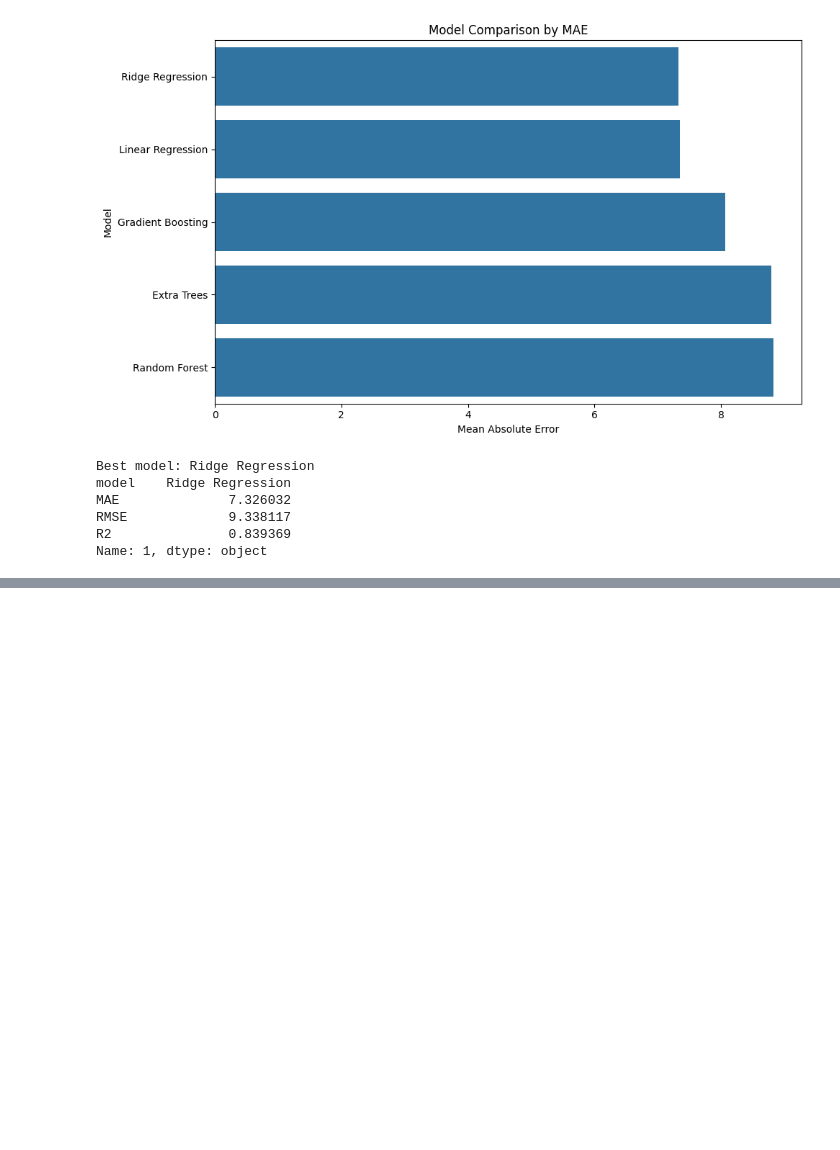
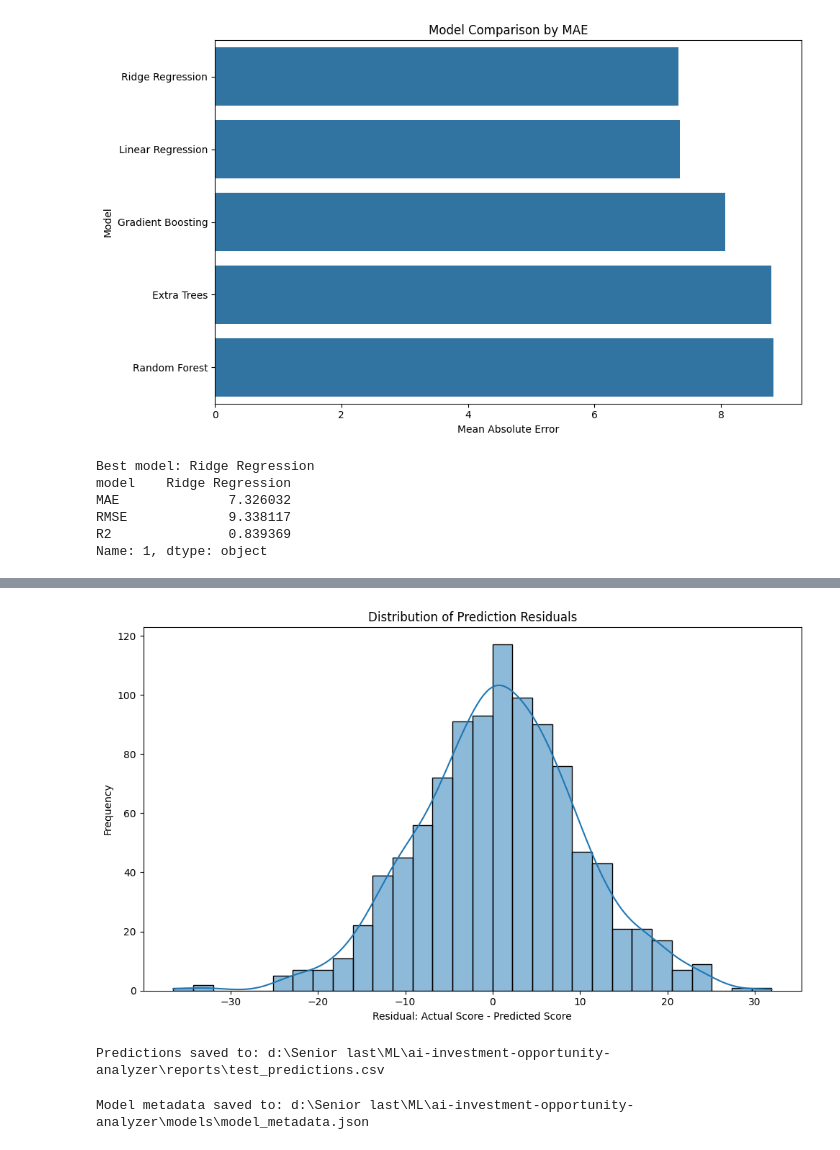
Before and after one commit to Azoqoz/ai-investment-opportunity-analyzer, a Jupyter notebook: notebooks/04_model_training_comparison.ipynb, the cells around one changed output, grey strips where cells are left out. Cells and saved outputs as stored; diff of their text form; code cells hidden in the pictures; blank space fills up the shorter version.

```diff
--- a/notebooks/04_model_training_comparison.ipynb
+++ b/notebooks/04_model_training_comparison.ipynb
@@ -158,0 +228,56 @@ Name: 1, dtype: object
+# %%
+# Residual analysis
+
+predictions_df["residual"] = (
+    predictions_df["actual_score"] - predictions_df["predicted_score"]
+)
+
+plt.figure(figsize=(10, 6))
+sns.histplot(predictions_df["residual"], bins=30, kde=True)
+
+plt.title("Distribution of Prediction Residuals")
+plt.xlabel("Residual: Actual Score - Predicted Score")
+plt.ylabel("Frequency")
+plt.tight_layout()
+
+plt.savefig(FIGURES_PATH / "prediction_residuals.png", dpi=300)
+plt.show()
+# %% [output]
+[figure, added]
+# %%
+# Save predictions
+
+predictions_file = REPORTS_PATH / "test_predictions.csv"
+predictions_df.to_csv(predictions_file, index=False)
+
+print(f"Predictions saved to: {predictions_file}")
+# %% [output]
+Predictions saved to: d:\Senior last\ML\ai-investment-opportunity-analyzer\reports\test_predictions.csv
+# %%
+# Save model metadata
+
+import json
+
+model_metadata = {
+    "best_model": best_model_name,
+    "mae": float(results_df.iloc[0]["MAE"]),
+    "rmse": float(results_df.iloc[0]["RMSE"]),
+    "r2": float(results_df.iloc[0]["R2"]),
+    "target": "investment_score",
+    "task_type": "regression",
+    "score_range": "0-100",
+    "recommendation_thresholds": {
+        "Invest": "score >= 75",
+        "Review": "45 <= score < 75",
+        "Reject": "score < 45"
+    }
+}
+
+metadata_file = MODELS_PATH / "model_metadata.json"
+
+with open(metadata_file, "w") as f:
+    json.dump(model_metadata, f, indent=4)
+
+print(f"Model metadata saved to: {metadata_file}")
+# %% [output]
+Model metadata saved to: d:\Senior last\ML\ai-investment-opportunity-analyzer\models\model_metadata.json
```
Also changed, not shown: parts of 4 cells of this notebook, 4 other files.
